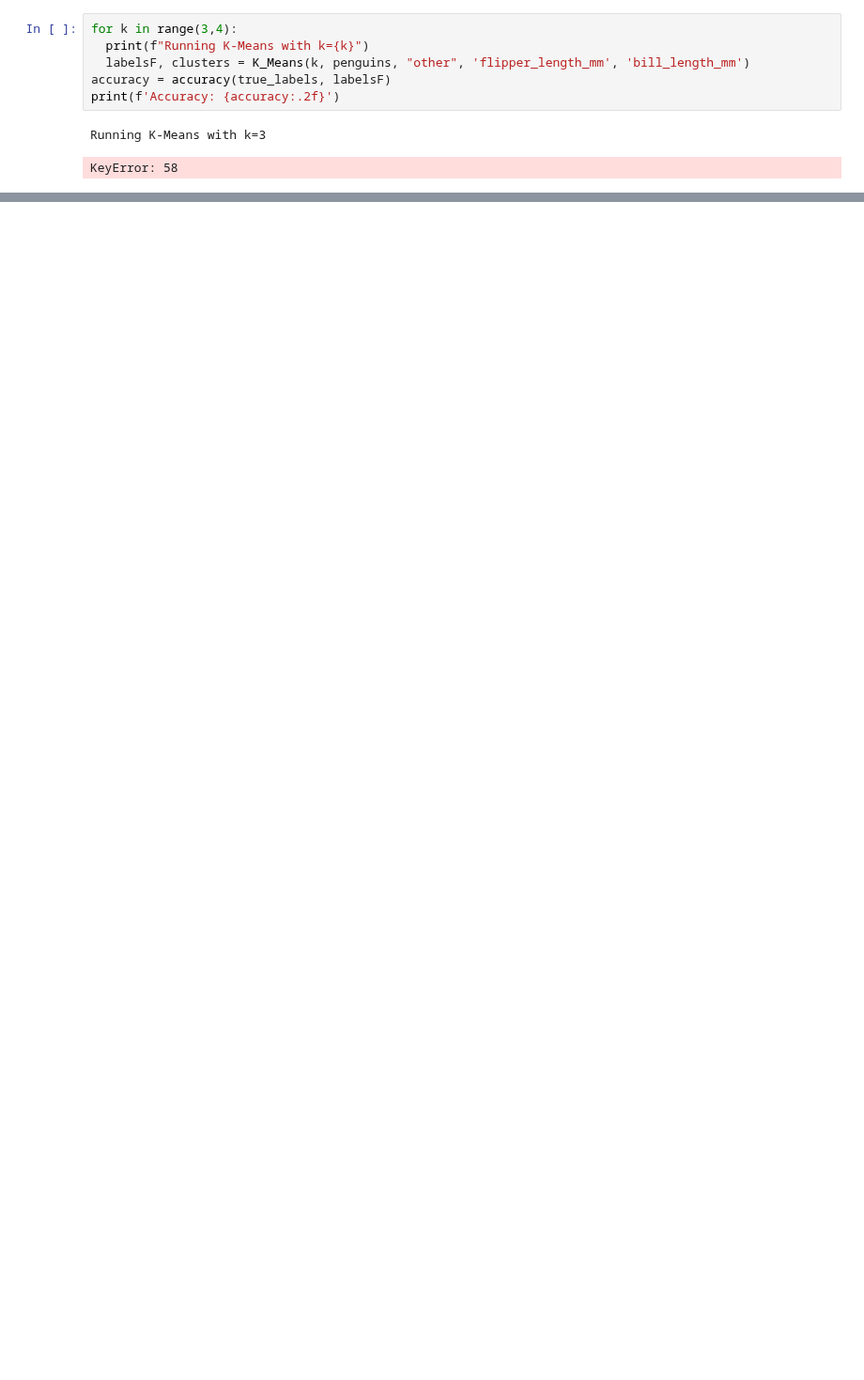
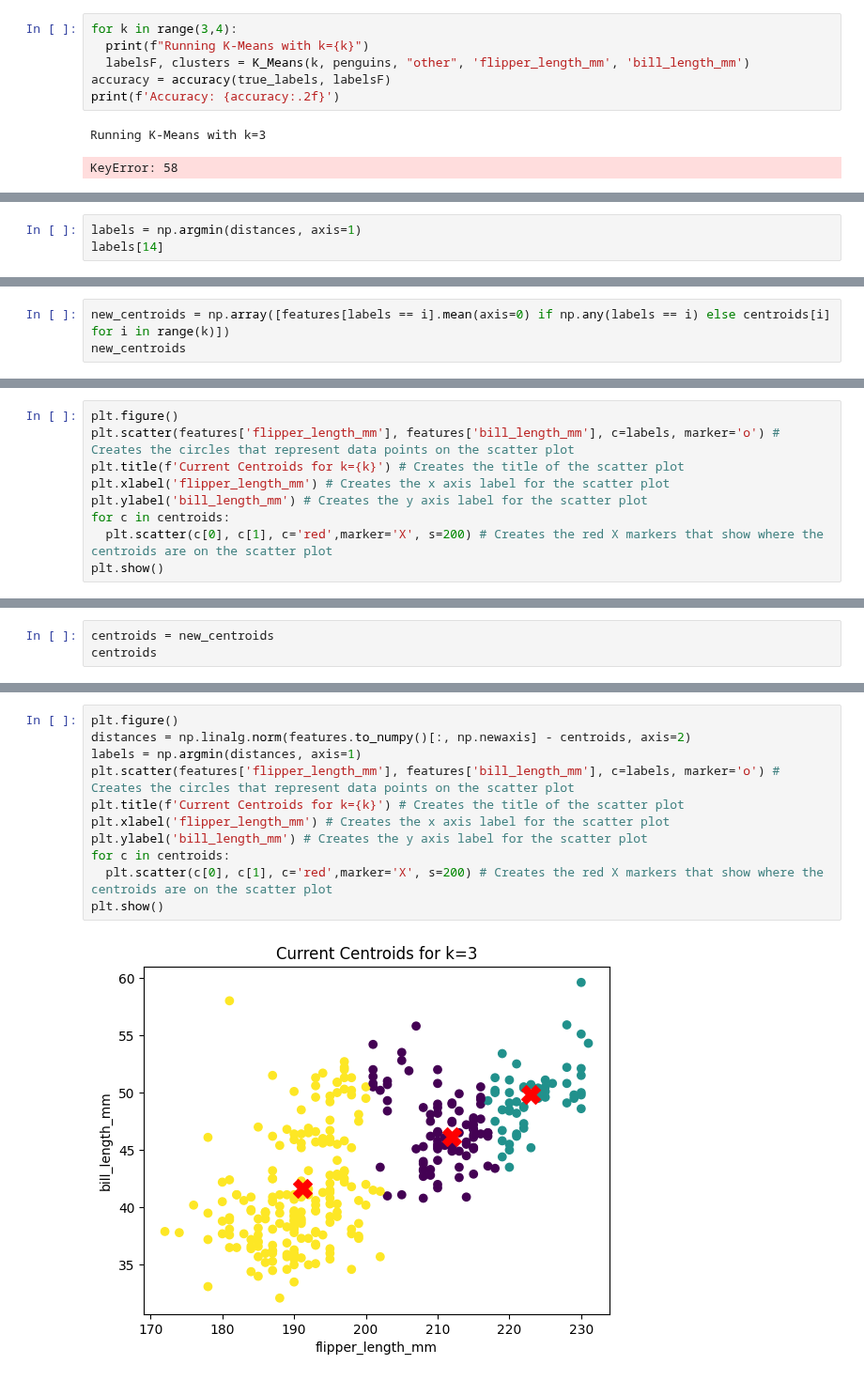
Before and after one commit to Qu1nnD/CS290, a Jupyter notebook: Clustering.ipynb, the cells around one changed output, grey strips where cells are left out. Shown at 94% size. Drawn from its saved outputs; the diff is of its cells as text; blank space fills up the shorter version.

```diff
--- a/Clustering.ipynb
+++ b/Clustering.ipynb
@@ -140,0 +264,3 @@ KeyError: 58
+# %%
+labels = np.argmin(distances, axis=1)
+labels[14]
@@ -140,0 +269,3 @@ KeyError: 58
+# %%
+new_centroids = np.array([features[labels == i].mean(axis=0) if np.any(labels == i) else centroids[i] for i in range(k)])
+new_centroids
@@ -140,0 +276,9 @@ KeyError: 58
+# %%
+plt.figure()
+plt.scatter(features['flipper_length_mm'], features['bill_length_mm'], c=labels, marker='o') # Creates the circles that represent data points on the scatter plot
+plt.title(f'Current Centroids for k={k}') # Creates the title of the scatter plot
+plt.xlabel('flipper_length_mm') # Creates the x axis label for the scatter plot
+plt.ylabel('bill_length_mm') # Creates the y axis label for the scatter plot
+for c in centroids:
+  plt.scatter(c[0], c[1], c='red',marker='X', s=200) # Creates the red X markers that show where the centroids are on the scatter plot
+plt.show()
@@ -140,0 +293,3 @@ KeyError: 58
+# %%
+centroids = new_centroids
+centroids
@@ -140,0 +300,13 @@ KeyError: 58
+# %%
+plt.figure()
+distances = np.linalg.norm(features.to_numpy()[:, np.newaxis] - centroids, axis=2)
+labels = np.argmin(distances, axis=1)
+plt.scatter(features['flipper_length_mm'], features['bill_length_mm'], c=labels, marker='o') # Creates the circles that represent data points on the scatter plot
+plt.title(f'Current Centroids for k={k}') # Creates the title of the scatter plot
+plt.xlabel('flipper_length_mm') # Creates the x axis label for the scatter plot
+plt.ylabel('bill_length_mm') # Creates the y axis label for the scatter plot
+for c in centroids:
+  plt.scatter(c[0], c[1], c='red',marker='X', s=200) # Creates the red X markers that show where the centroids are on the scatter plot
+plt.show()
+# %% [output]
+[figure, added]
```
Also changed, not shown: parts of 20 cells of this notebook.
